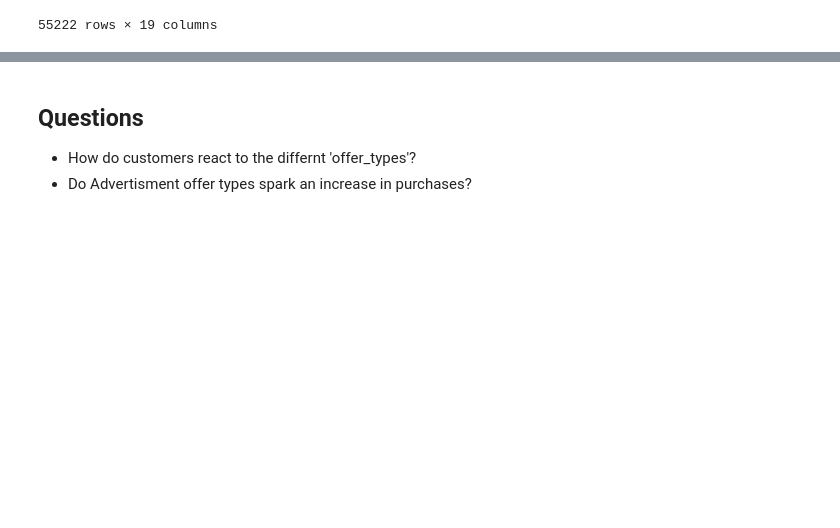
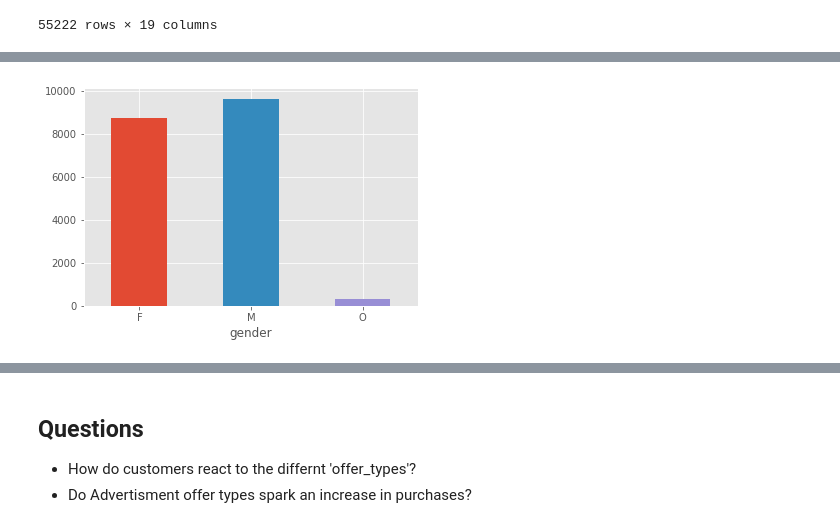
Before and after one commit to ajgiust/Optimize-Starbucks-App-Offers, a Jupyter notebook: Starbucks_Capstone_notebook.ipynb, the cells around one changed output, grey strips where cells are left out. Saved outputs shown, nothing was run; the diff lists cells and outputs as text; code cells hidden in the pictures; blank space fills up the shorter version.

```diff
--- a/Starbucks_Capstone_notebook.ipynb
+++ b/Starbucks_Capstone_notebook.ipynb
@@ -888,0 +932,4 @@ customer_offer_summary
+# %%
+customer_offer_summary.groupby('gender')['offer received_viewed_completed'].sum().plot(kind='bar', rot=0);
+# %% [output]
+[figure, added]
```
Also changed, not shown: parts of 9 cells of this notebook.
